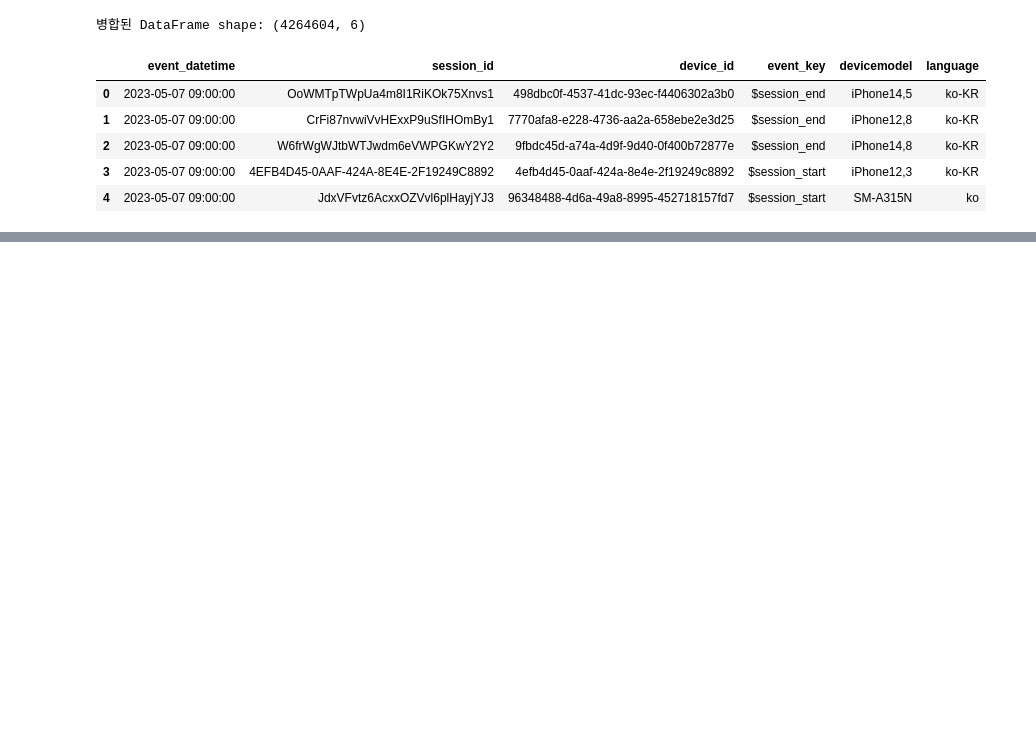
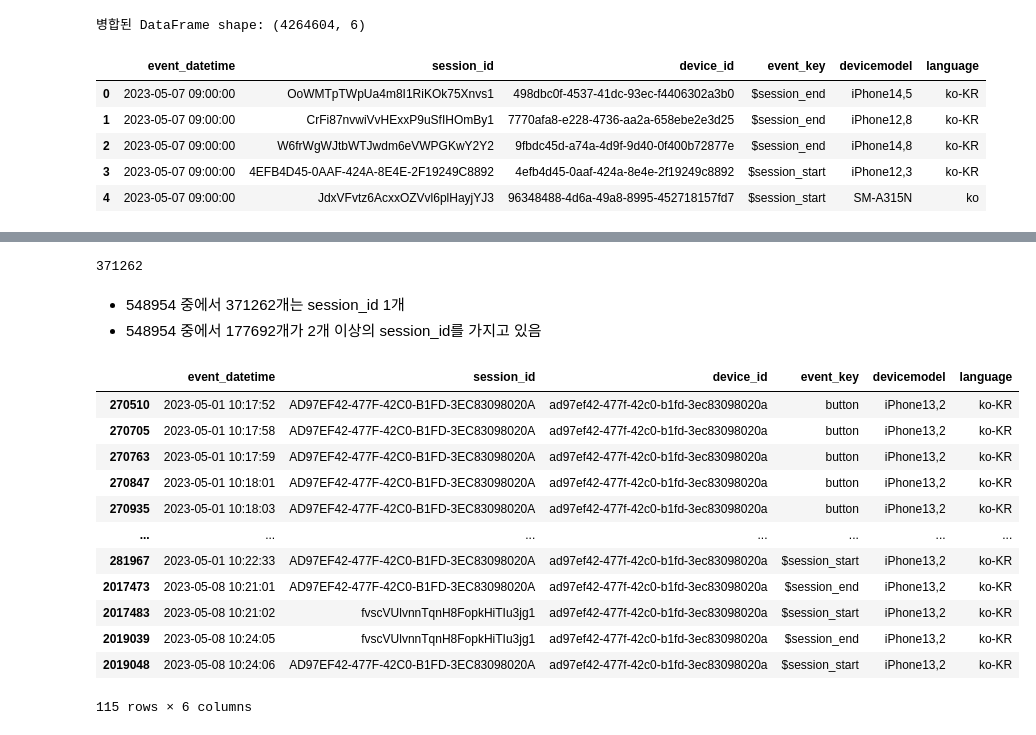
Before and after one commit to seung127/codeit_project, a Jupyter notebook: codeit-project-docker/notebooks/eda_events.ipynb, the cells around one changed output, grey strips where cells are left out. Cells and saved outputs as stored; diff of their text form; code cells hidden in the pictures; blank space fills up the shorter version.

```diff
--- a/codeit-project-docker/notebooks/eda_events.ipynb
+++ b/codeit-project-docker/notebooks/eda_events.ipynb
@@ -181,0 +464,24 @@ merged_0506_0530_df.head()
+# %%
+(merged_0430_0530_df.groupby('device_id')['session_id'].nunique().reset_index().sort_values(by='session_id', ascending=False)['session_id'] == 1).sum()
+# %% [output]
+371262
+# %% [markdown]
+- 548954 중에서 371262개는 session_id 1개
+- 548954 중에서 177692개가 2개 이상의 session_id를 가지고 있음
+# %%
+# 샘플 device_id 확인
+merged_0430_0530_df[merged_0430_0530_df['device_id'] == 'ad97ef42-477f-42c0-b1fd-3ec83098020a']
+# %% [output]
+|  | event_datetime | session_id | device_id | event_key | devicemodel | language |
+| 270510 | 2023-05-01 10:17:52 | AD97EF42-477F-42C0-B1FD-3EC83098020A | ad97ef42-477f-42c0-b1fd-3ec83098020a | button | iPhone13,2 | ko-KR |
+| 270705 | 2023-05-01 10:17:58 | AD97EF42-477F-42C0-B1FD-3EC83098020A | ad97ef42-477f-42c0-b1fd-3ec83098020a | button | iPhone13,2 | ko-KR |
+| 270763 | 2023-05-01 10:17:59 | AD97EF42-477F-42C0-B1FD-3EC83098020A | ad97ef42-477f-42c0-b1fd-3ec83098020a | button | iPhone13,2 | ko-KR |
+| 270847 | 2023-05-01 10:18:01 | AD97EF42-477F-42C0-B1FD-3EC83098020A | ad97ef42-477f-42c0-b1fd-3ec83098020a | button | iPhone13,2 | ko-KR |
+| 270935 | 2023-05-01 10:18:03 | AD97EF42-477F-42C0-B1FD-3EC83098020A | ad97ef42-477f-42c0-b1fd-3ec83098020a | button | iPhone13,2 | ko-KR |
+| ... | ... | ... | ... | ... | ... | ... |
+| 281967 | 2023-05-01 10:22:33 | AD97EF42-477F-42C0-B1FD-3EC83098020A | ad97ef42-477f-42c0-b1fd-3ec83098020a | $session_start | iPhone13,2 | ko-KR |
+| 2017473 | 2023-05-08 10:21:01 | AD97EF42-477F-42C0-B1FD-3EC83098020A | ad97ef42-477f-42c0-b1fd-3ec83098020a | $session_end | iPhone13,2 | ko-KR |
+| 2017483 | 2023-05-08 10:21:02 | fvscVUlvnnTqnH8FopkHiTIu3jg1 | ad97ef42-477f-42c0-b1fd-3ec83098020a | $session_start | iPhone13,2 | ko-KR |
+| 2019039 | 2023-05-08 10:24:05 | fvscVUlvnnTqnH8FopkHiTIu3jg1 | ad97ef42-477f-42c0-b1fd-3ec83098020a | $session_end | iPhone13,2 | ko-KR |
+| 2019048 | 2023-05-08 10:24:06 | AD97EF42-477F-42C0-B1FD-3EC83098020A | ad97ef42-477f-42c0-b1fd-3ec83098020a | $session_start | iPhone13,2 | ko-KR |
+115 rows × 6 columns
```
Also changed, not shown: parts of 42 cells of this notebook.
